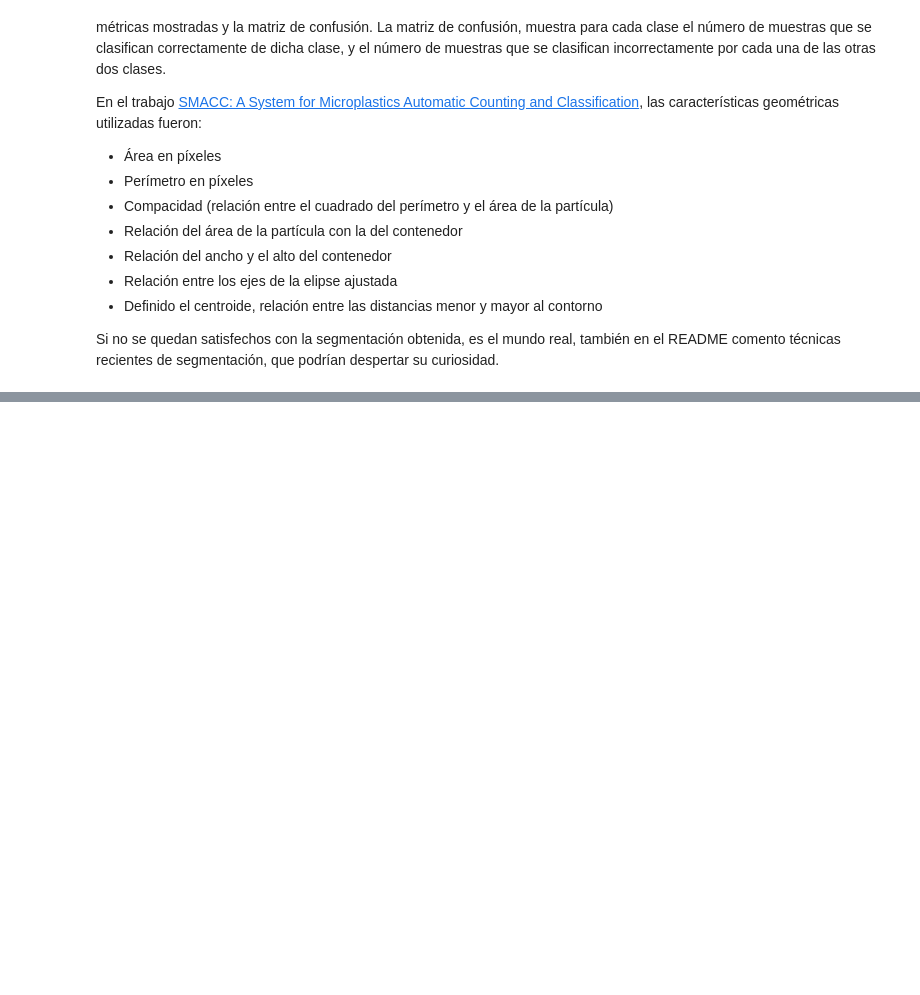
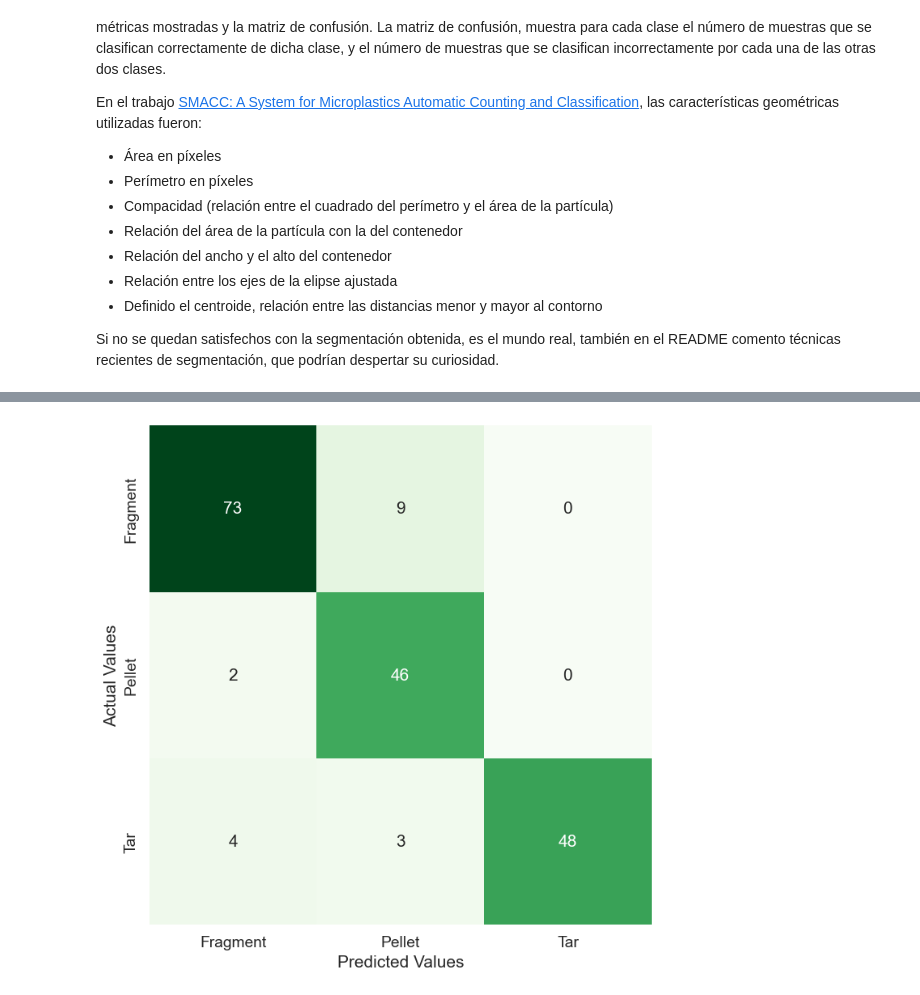
Before and after one commit to BrianSuarezSantiago/Computer-Vision, a Jupyter notebook: Práctica 3/Assignment 3. Task 2.ipynb, the cells around one changed output, grey strips where cells are left out. Cells and saved outputs as stored; diff of their text form; code cells hidden in the pictures; blank space fills up the shorter version.

```diff
--- a/Práctica 3/Assignment 3. Task 2.ipynb
+++ b/Práctica 3/Assignment 3. Task 2.ipynb
@@ -585,0 +155,86 @@ for microplastic, filename in contrast_image_file_names.items():
+# %%
+# Print a header for elements detected
+print("________________________\nElements Detected\n________________________\n")
+
+# Call the classification function for fragments, pellets, and tar
+total_frag, count_frag = clasificarElementos(frag_umbral, frag_gris)
+total_pellet, count_pellet = clasificarElementos(pel_umbral, pellet_gris)
+total_tar, count_tar = clasificarElementos(tar_umbral, tar_gris)
+
+# Initialize a list to store actual fragment labels
+real_frag = []
+real_frag = [0 for i in range(88)]  # Assuming there are 88 real fragments
+
+# Calculate the total true positives across all categories
+tp = (total_frag[0] + total_pellet[1] + total_frag[2])
+
+# Calculate the total number of elements (n)
+n = (max(len(count_frag), 88) + max(len(count_pellet), 55) + max(len(count_tar), 54))
+
+# Calculate accuracy: True positives (TP) divided by the total number of elements (n)
+accuracy = tp / n
+
+# Store the classification results in a list
+results = [total_frag, total_pellet, total_tar]
+final_score = []
+
+# Print a header for partial scores
+print("________________________\nPartial Scores\n________________________\n")
+
+# Loop through the results to calculate precision, recall, and F1-score for each category
+for i in range(0, len(results)):
+    # Calculate precision: TP / (TP + FP)
+    precision = results[i][i] / (results[0][i] + results[1][i] + results[2][i])
+
+    # Calculate recall: TP / (TP + FN)
+    recall = results[i][i] / (results[i][0] + results[i][1] + results[i][2])
+
+    # Calculate F1 score: harmonic mean of precision and recall
+    f1score = 2 * ((precision * recall) / (precision + recall))
+
+    # Print the results for each category
+    if i == 0:
+        print("-- Fragment Results --")
+    elif i == 1:
+        print("-- Pellets Results --")
+    else:
+        print("-- Tar Results --")
+
+    print(f"Precision (TP/(TP+FP)) = {precision}")
+    print(f"Recall (TP/(TP+FN)) = {recall}")
+    print(f"F1 Score (2*(precision*recall)/(precision+recall)) = {f1score}")
+
+    # Append the scores to the final_score list
+    final_score.append([precision, recall, f1score])
+    print()
+
+# Print a header for total scores
+print("________________________\nTotal Scores\n________________________\n")
+
+# Print the overall accuracy
+print(f"Accuracy (TP/(n))= {accuracy}")
+
+# Calculate and print the overall precision, recall, and F1-score by averaging across categories
+print(f"Precision (TP/(TP+FP)) = {(final_score[0][0] + final_score[1][0] + final_score[2][0]) / 3}")
+print(f"Recall (TP/(TP+FN)) = {(final_score[0][1] + final_score[1][1] + final_score[2][1]) / 3}")
+print(f"F1 Score (2*(precision*recall)/(precision+recall)) = {(final_score[0][2] + final_score[1][2] + final_score[2][2]) / 3}")
+
+# Create a confusion matrix using the results for fragments, pellets, and tar
+matriz_confusion = np.array([total_frag, total_pellet, total_tar])
+
+# Plot the confusion matrix
+plt.figure(figsize=(8, 8))
+sns.set(font_scale=1.25)
+
+# Use seaborn to create a heatmap of the confusion matrix
+sns.heatmap(matriz_confusion, annot=True, fmt='d', cbar=False, cmap='Greens',
+            xticklabels=['Fragment', 'Pellet', 'Tar'],
+            yticklabels=['Fragment', 'Pellet', 'Tar'])
+
+# Add labels to the plot
+plt.xlabel("Predicted Values")
+plt.ylabel("Actual Values")
+
+# Display the plot
+plt.show()
+# %% [output]
@@ -585,0 +258 @@ for microplastic, filename in contrast_image_file_names.items():
+[figure, added]
```
Also changed, not shown: parts of 25 cells of this notebook.
